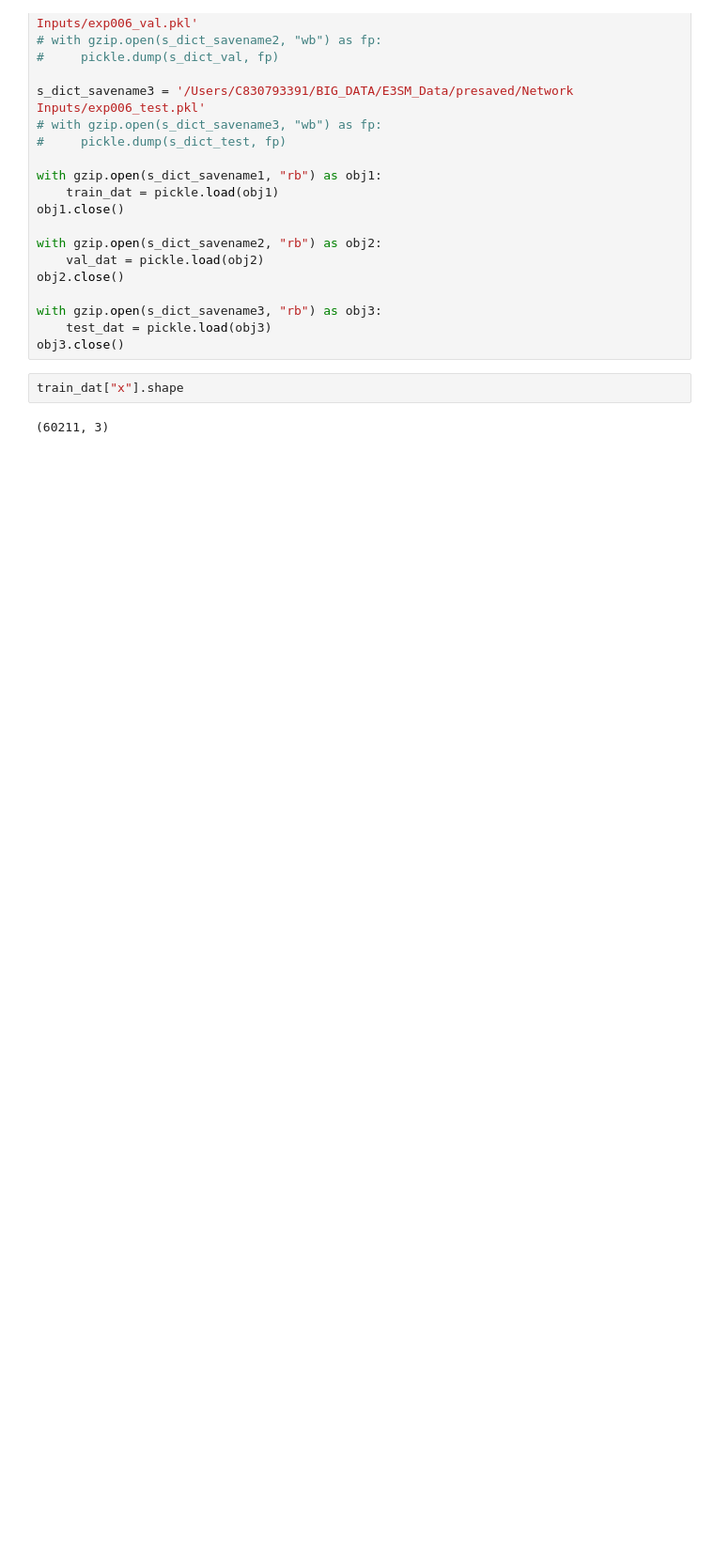
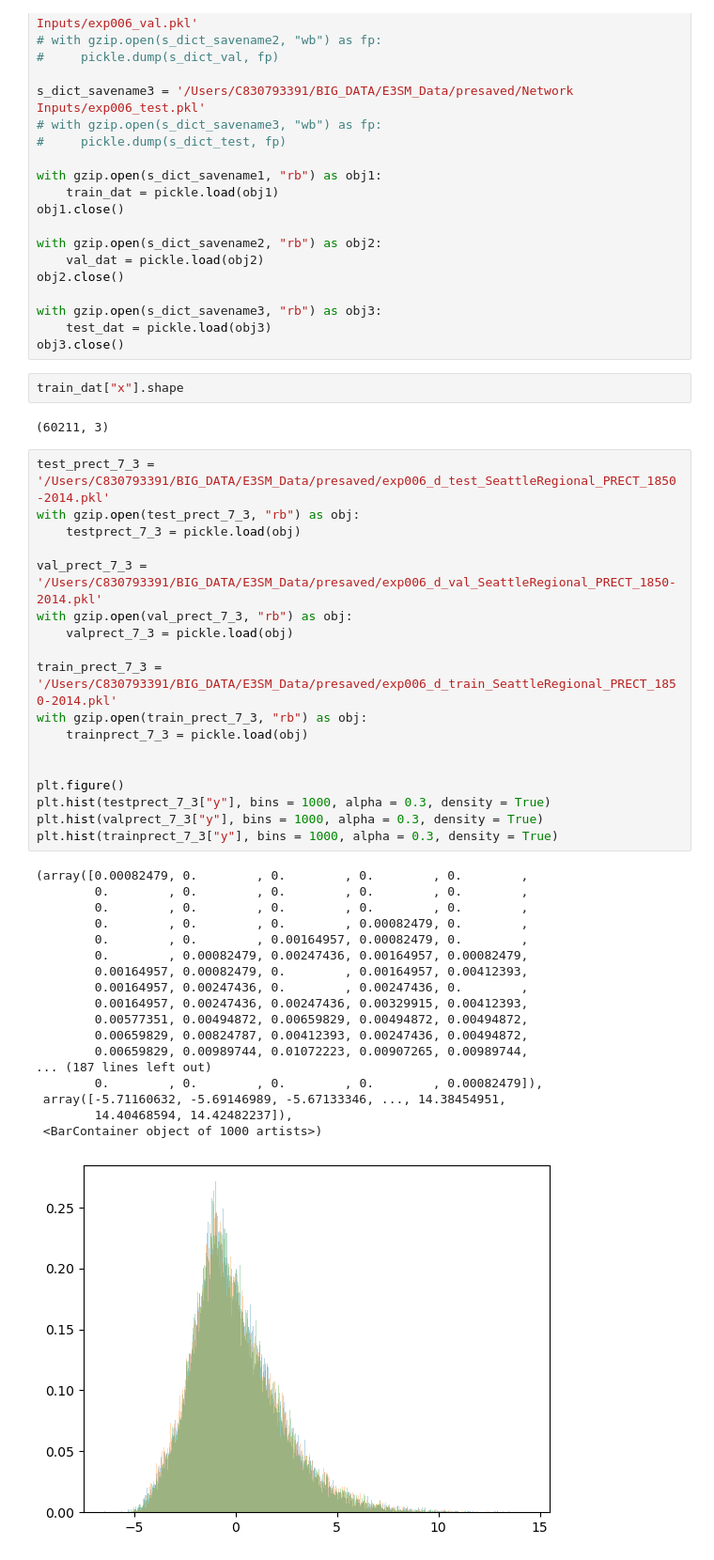
Before and after one commit to Jolan-vP/E3SM, a Jupyter notebook: playfile.ipynb, the cells around one changed output. Shown at 94% size. Cells and saved outputs as stored; diff of their text form; blank space fills up the shorter version.

```diff
--- a/playfile.ipynb
+++ b/playfile.ipynb
@@ -288,3 +288,40 @@ obj3.close()
 train_dat["x"].shape
 # %% [output]
 (60211, 3)
+# %%
+test_prect_7_3 = '/Users/C830793391/BIG_DATA/E3SM_Data/presaved/exp006_d_test_SeattleRegional_PRECT_1850-2014.pkl'
+with gzip.open(test_prect_7_3, "rb") as obj:
+    testprect_7_3 = pickle.load(obj)
+
+val_prect_7_3 = '/Users/C830793391/BIG_DATA/E3SM_Data/presaved/exp006_d_val_SeattleRegional_PRECT_1850-2014.pkl'
+with gzip.open(val_prect_7_3, "rb") as obj:
+    valprect_7_3 = pickle.load(obj)
+
+train_prect_7_3 = '/Users/C830793391/BIG_DATA/E3SM_Data/presaved/exp006_d_train_SeattleRegional_PRECT_1850-2014.pkl'
+with gzip.open(train_prect_7_3, "rb") as obj:
+    trainprect_7_3 = pickle.load(obj)
+
+
+plt.figure()
+plt.hist(testprect_7_3["y"], bins = 1000, alpha = 0.3, density = True)
+plt.hist(valprect_7_3["y"], bins = 1000, alpha = 0.3, density = True)
+plt.hist(trainprect_7_3["y"], bins = 1000, alpha = 0.3, density = True)
+# %% [output]
+(array([0.00082479, 0.        , 0.        , 0.        , 0.        ,
+        0.        , 0.        , 0.        , 0.        , 0.        ,
+        0.        , 0.        , 0.        , 0.        , 0.        ,
+        0.        , 0.        , 0.        , 0.00082479, 0.        ,
+        0.        , 0.        , 0.00164957, 0.00082479, 0.        ,
+        0.        , 0.00082479, 0.00247436, 0.00164957, 0.00082479,
+        0.00164957, 0.00082479, 0.        , 0.00164957, 0.00412393,
+        0.00164957, 0.00247436, 0.        , 0.00247436, 0.        ,
+        0.00164957, 0.00247436, 0.00247436, 0.00329915, 0.00412393,
+        0.00577351, 0.00494872, 0.00659829, 0.00494872, 0.00494872,
+        0.00659829, 0.00824787, 0.00412393, 0.00247436, 0.00494872,
+        0.00659829, 0.00989744, 0.01072223, 0.00907265, 0.00989744,
+... (187 lines left out)
+        0.        , 0.        , 0.        , 0.        , 0.00082479]),
+ array([-5.71160632, -5.69146989, -5.67133346, ..., 14.38454951,
+        14.40468594, 14.42482237]),
+ <BarContainer object of 1000 artists>)
+[figure, added]
```
Also changed, not shown: parts of 4 cells of this notebook, 5 other files.
